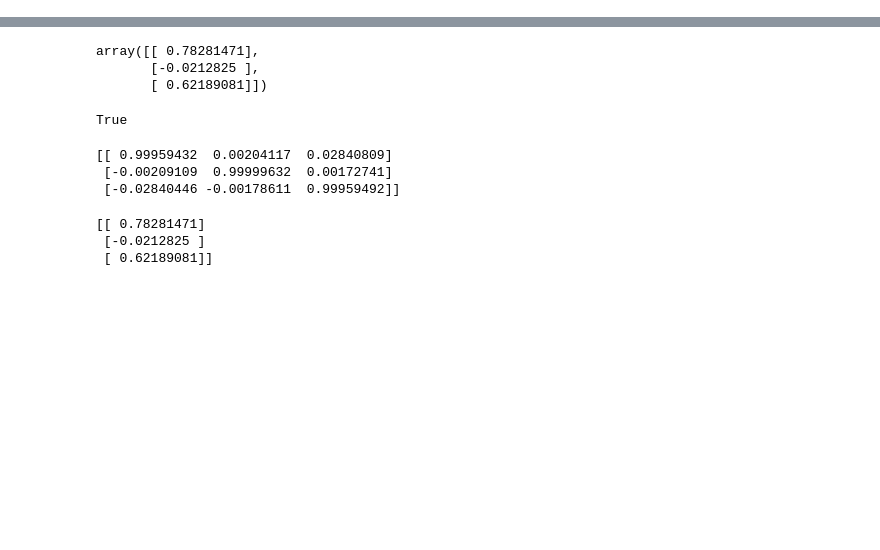
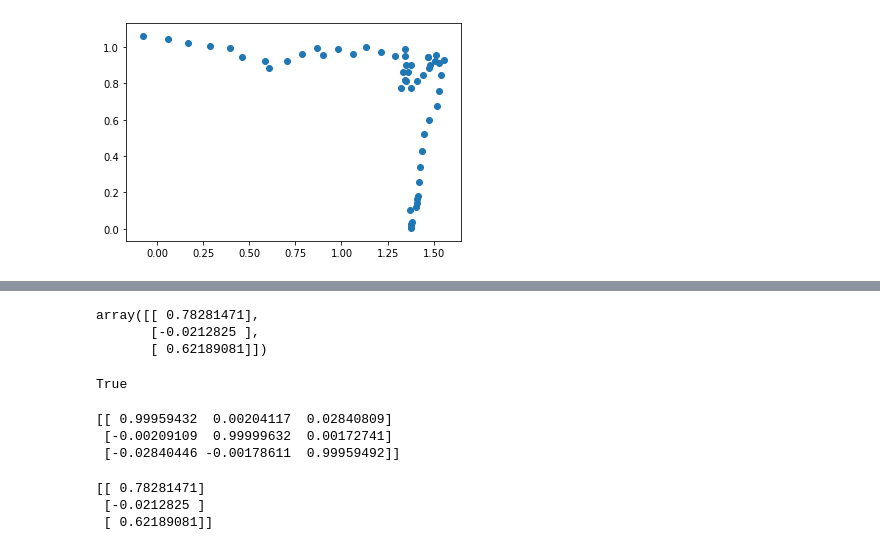
Before and after one commit to ShafeekSaleem/RobotLocalization, a Jupyter notebook: src/_main_.ipynb, the cells around one changed output, grey strips where cells are left out. Saved outputs shown, nothing was run; the diff lists cells and outputs as text; code cells hidden in the pictures; blank space fills up the shorter version.

```diff
--- a/src/_main_.ipynb
+++ b/src/_main_.ipynb
@@ -67,0 +91,8 @@ True
+# %%
+t_xzy = []
+
+for i in range(len(t)):
+    t_xzy.append([t[i][0],t[i][2],t[i][1]])
+# %%
+t_xzy = np.round(t_xzy,2)
+t_xzy[:54]
@@ -67,0 +120,14 @@ True
+# %%
+x = []
+y = []
+
+for i in range(54):
+    x.append(p[i][0])
+    y.append(p[i][2])
+# %%
+xn = []
+yn = []
+
+for i in range(54):
+    xn.append(((p[i][0])+(t_xzy[i][0]*(-1)+1.379))/2)
+    yn.append(((p[i][2])+(t_xzy[i][2]*(-1)+1.793))/2)
@@ -67,0 +141,5 @@ True
+# %%
+plt.scatter(xn, yn)
+plt.show()
+# %% [output]
+[figure, added]
```
Also changed, not shown: parts of 32 cells of this notebook, 1 other file.
